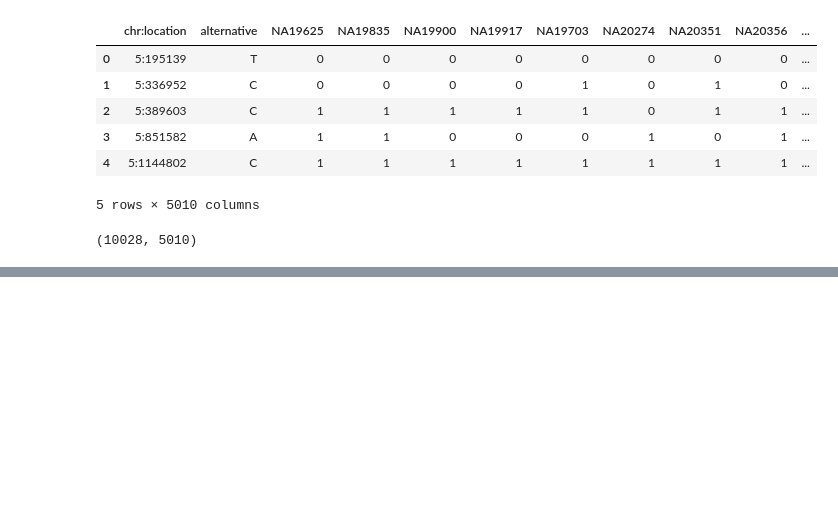
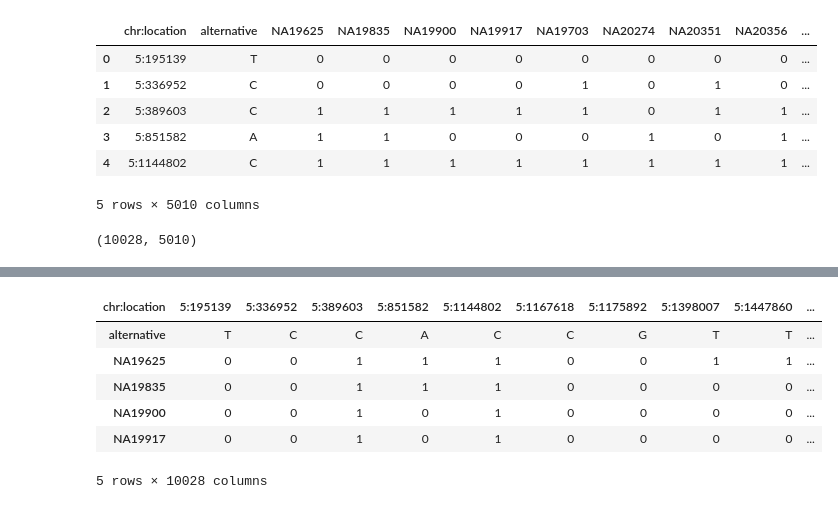
Before and after one commit to JCBucio/amphora-health-genomics-challenge, a Jupyter notebook: src/1_data-augmentation.ipynb, the cells around one changed output, grey strips where cells are left out. Drawn from its saved outputs; the diff is of its cells as text; code cells hidden in the pictures; blank space fills up the shorter version.

```diff
--- a/src/1_data-augmentation.ipynb
+++ b/src/1_data-augmentation.ipynb
@@ -104,0 +121,13 @@ master_merged.to_csv(parameters['master_augmented'], sep=',', index=False)
+# %%
+# Convert the first row in the columns to the index
+master_copy.columns = master_copy.iloc[0]
+master_copy.drop(master_copy.index[0], inplace=True)
+master_copy.head()
+# %% [output]
+| chr:location | 5:195139 | 5:336952 | 5:389603 | 5:851582 | 5:1144802 | 5:1167618 | 5:1175892 | 5:1398007 | 5:1447860 | ... |
+| alternative | T | C | C | A | C | C | G | T | T | ... |
+| NA19625 | 0 | 0 | 1 | 1 | 1 | 0 | 0 | 1 | 1 | ... |
+| NA19835 | 0 | 0 | 1 | 1 | 1 | 0 | 0 | 0 | 0 | ... |
+| NA19900 | 0 | 0 | 1 | 0 | 1 | 0 | 0 | 0 | 0 | ... |
+| NA19917 | 0 | 0 | 1 | 0 | 1 | 0 | 0 | 0 | 0 | ... |
+5 rows × 10028 columns
```
Also changed, not shown: parts of 8 cells of this notebook.
